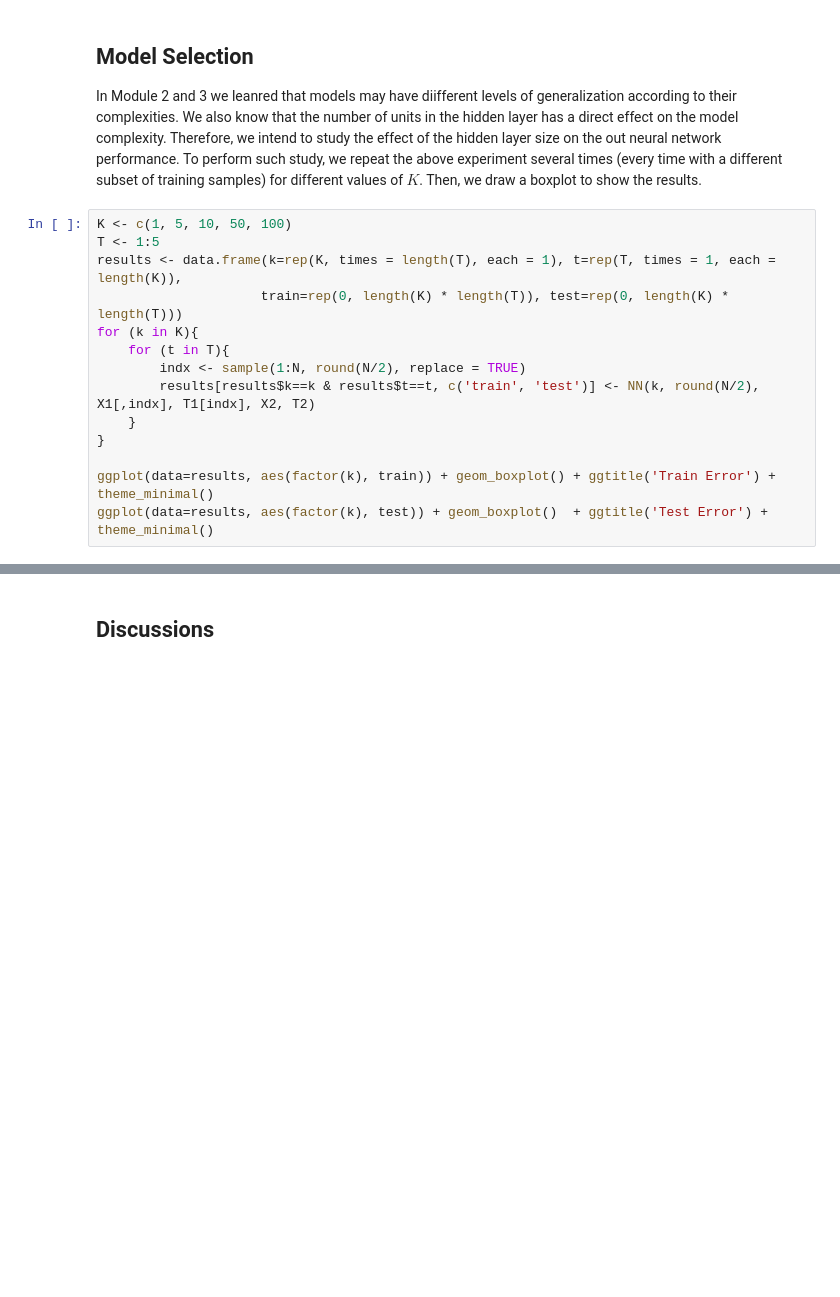
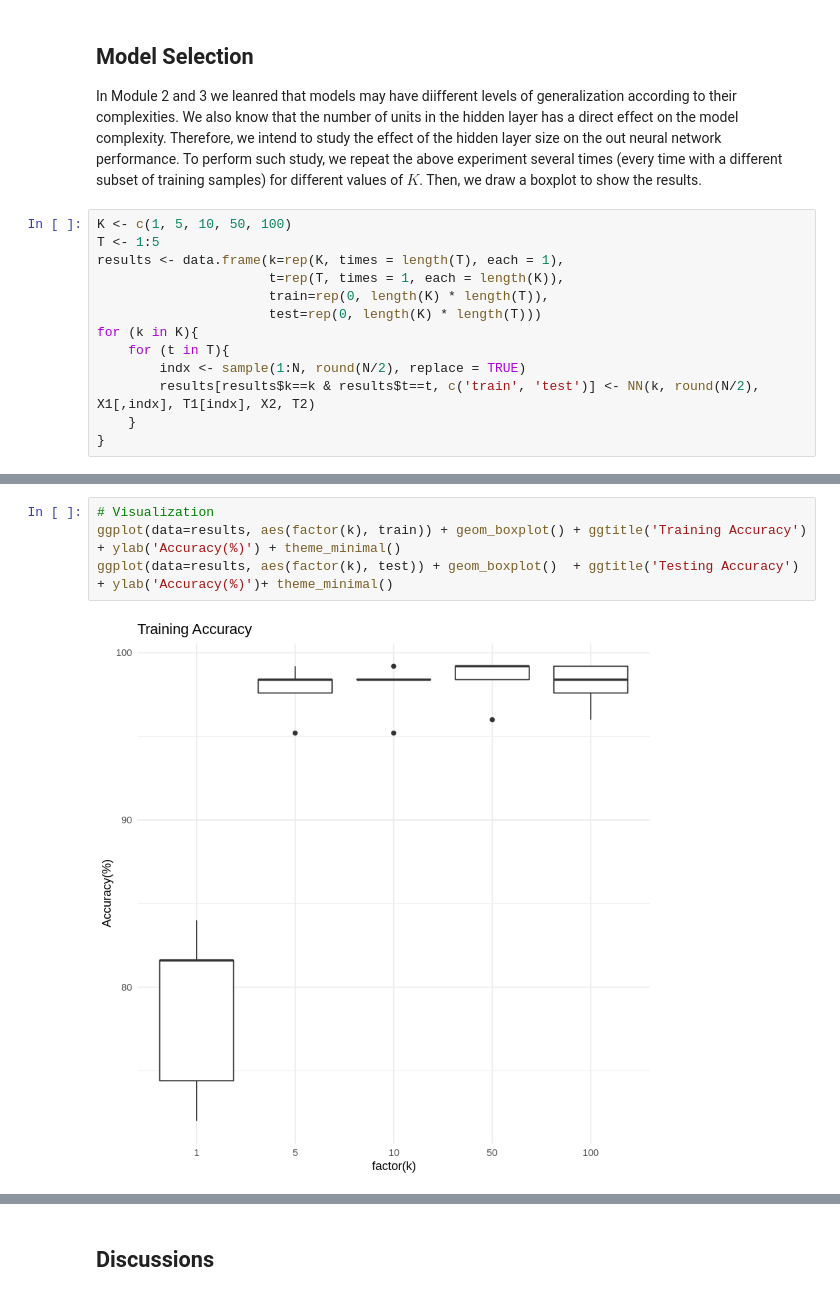
Before and after one commit to borhan-kazimipour/FIT5201, a Jupyter notebook: Activity5/Activity.5.1.ipynb, the cells around one changed output, grey strips where cells are left out. Cells and saved outputs as stored; diff of their text form; blank space fills up the shorter version.

```diff
--- a/Activity5/Activity.5.1.ipynb
+++ b/Activity5/Activity.5.1.ipynb
@@ -349,14 +416,13 @@ In Module 2 and 3 we leanred that models may have diifferent levels of generaliz
 # %%
 K <- c(1, 5, 10, 50, 100)
 T <- 1:5
-results <- data.frame(k=rep(K, times = length(T), each = 1), t=rep(T, times = 1, each = length(K)),
-                     train=rep(0, length(K) * length(T)), test=rep(0, length(K) * length(T)))
+results <- data.frame(k=rep(K, times = length(T), each = 1),
+                      t=rep(T, times = 1, each = length(K)),
+                      train=rep(0, length(K) * length(T)),
+                      test=rep(0, length(K) * length(T)))
 for (k in K){
     for (t in T){
         indx <- sample(1:N, round(N/2), replace = TRUE)
         results[results$k==k & results$t==t, c('train', 'test')] <- NN(k, round(N/2), X1[,indx], T1[indx], X2, T2)
     }
 }
-
-ggplot(data=results, aes(factor(k), train)) + geom_boxplot() + ggtitle('Train Error') + theme_minimal()
-ggplot(data=results, aes(factor(k), test)) + geom_boxplot()  + ggtitle('Test Error') + theme_minimal()
@@ -365,0 +429,6 @@ ggplot(data=results, aes(factor(k), test)) + geom_boxplot()  + ggtitle('Test Err
+# %%
+# Visualization
+ggplot(data=results, aes(factor(k), train)) + geom_boxplot() + ggtitle('Training Accuracy') + ylab('Accuracy(%)') + theme_minimal()
+ggplot(data=results, aes(factor(k), test)) + geom_boxplot()  + ggtitle('Testing Accuracy') + ylab('Accuracy(%)')+ theme_minimal()
+# %% [output]
+[figure, added]
```
Also changed, not shown: parts of 20 cells of this notebook.
